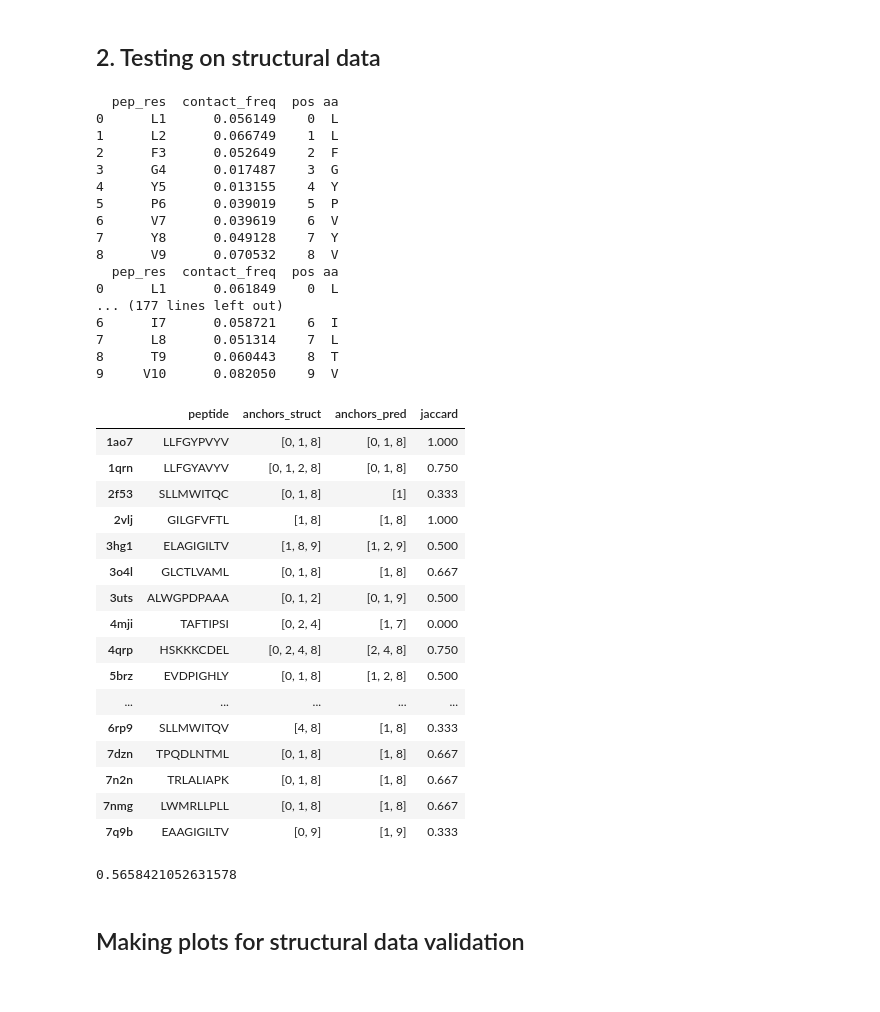
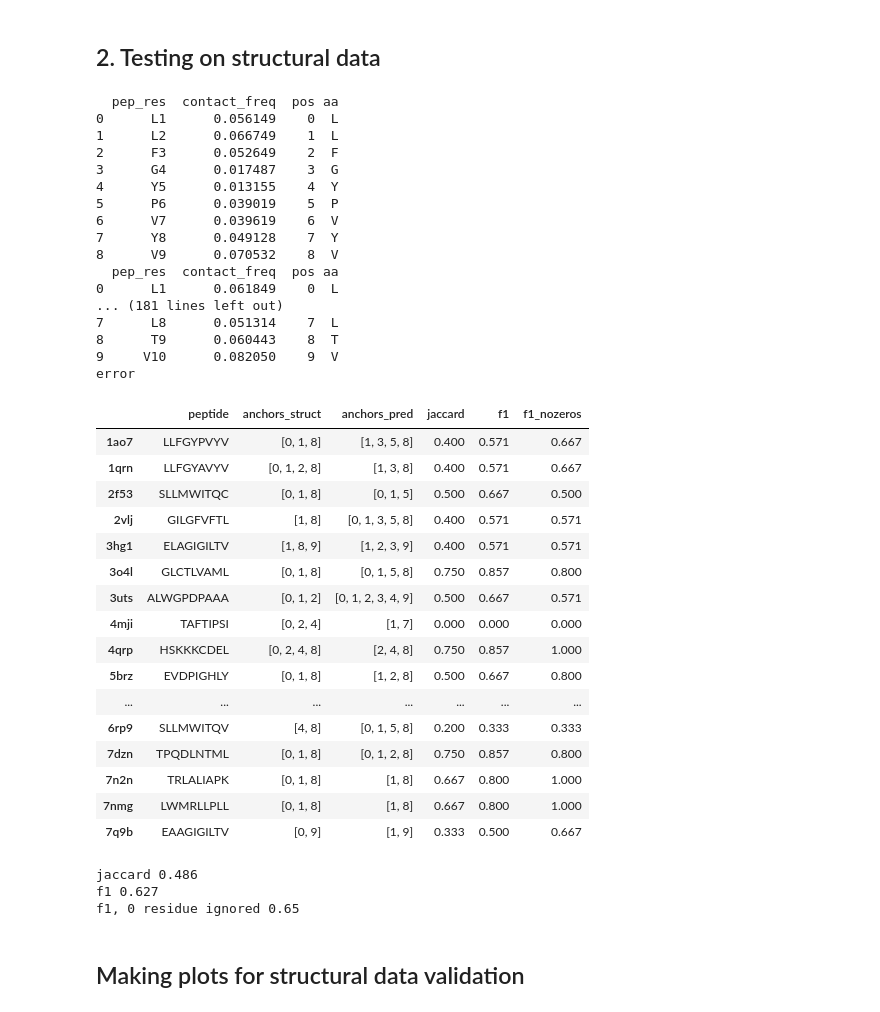
Before and after one commit to AnatoliyLarkin/anchorminer, a Jupyter notebook: notebooks/Testing.ipynb, the cells around one changed output. Cells and saved outputs as stored; diff of their text form; code cells hidden in the pictures.

```diff
--- a/notebooks/Testing.ipynb
+++ b/notebooks/Testing.ipynb
@@ -156,7 +157,15 @@ def compare_results(seq, anchors_true, anchors_pred):
     for j in anchors_pred:
         v_pred[j] = 1
 
-    return(round(sklearn.metrics.jaccard_score(v_true, v_pred),3))
+    jaccard = round(sklearn.metrics.jaccard_score(v_true, v_pred),3)
+    f1 = round(sklearn.metrics.f1_score(v_true, v_pred),3)
+
+    if v_true[0] == 1:
+        f1_nozeros = round(sklearn.metrics.f1_score(v_true[1:], v_pred[1:]),3)
+    else:
+        f1_nozeros = f1
+
+    return(jaccard,f1,f1_nozeros)
 
 
 files = sorted(glob.glob(f'{STRUCT_DIR}/contacts_*.csv'))
@@ -199,61 +208,76 @@ for path in files:
    # print(f'  freqs:   {freqs}')
    # print(f'  anchors struct: {anchors_struct}')
     try:
-        am = predict_anchors(peptide, alleles[name], 0.3, 'False')['coords']
+        am = predict_anchors(peptide, alleles[name], 'False')['coords']
     except:
         am = [1, len(peptide)-1]
+        print('error')
 
     structural_results[name]['anchors_pred'] = am
     #print(f'  anchord pred: {am}')
 
 val_df = pd.DataFrame(structural_results).transpose()[['peptide','anchors_struct', 'anchors_pred']]
 
 
 jac = []
+f1 = []
+f1_nozeros = []
+
 for index, row in val_df.iterrows():
-    jac.append(compare_results(row['peptide'], row['anchors_struct'], row['anchors_pred']))
+    comp = compare_results(row['peptide'], row['anchors_struct'], row['anchors_pred'])
+    jac.append(comp[0])
+    f1.append(comp[1])
+    f1_nozeros.append(comp[2])
+
 
 val_df['jaccard'] = np.array(jac)
+val_df['f1'] = f1
+val_df['f1_nozeros'] = f1_nozeros
+
 
 display(val_df)
 
-print(np.mean(val_df['jaccard']))
+print('jaccard',round(np.mean(val_df['jaccard']),3))
+print('f1',round(np.mean(val_df['f1']),3))
+print('f1, 0 residue ignored', round(np.mean(val_df['f1_nozeros']),3))
 # %% [output]
   pep_res  contact_freq  pos aa
 0      L1      0.056149    0  L
 1      L2      0.066749    1  L
 2      F3      0.052649    2  F
 3      G4      0.017487    3  G
 4      Y5      0.013155    4  Y
 5      P6      0.039019    5  P
 6      V7      0.039619    6  V
 7      Y8      0.049128    7  Y
 8      V9      0.070532    8  V
   pep_res  contact_freq  pos aa
 0      L1      0.061849    0  L
-... (177 lines left out)
-6      I7      0.058721    6  I
+... (181 lines left out)
 7      L8      0.051314    7  L
 8      T9      0.060443    8  T
 9     V10      0.082050    9  V
+error
-|  | peptide | anchors_struct | anchors_pred | jaccard |
-| 1ao7 | LLFGYPVYV | [0, 1, 8] | [0, 1, 8] | 1.000 |
-| 1qrn | LLFGYAVYV | [0, 1, 2, 8] | [0, 1, 8] | 0.750 |
-| 2f53 | SLLMWITQC | [0, 1, 8] | [1] | 0.333 |
-| 2vlj | GILGFVFTL | [1, 8] | [1, 8] | 1.000 |
-| 3hg1 | ELAGIGILTV | [1, 8, 9] | [1, 2, 9] | 0.500 |
-| 3o4l | GLCTLVAML | [0, 1, 8] | [1, 8] | 0.667 |
-| 3uts | ALWGPDPAAA | [0, 1, 2] | [0, 1, 9] | 0.500 |
-| 4mji | TAFTIPSI | [0, 2, 4] | [1, 7] | 0.000 |
-| 4qrp | HSKKKCDEL | [0, 2, 4, 8] | [2, 4, 8] | 0.750 |
-| 5brz | EVDPIGHLY | [0, 1, 8] | [1, 2, 8] | 0.500 |
-| ... | ... | ... | ... | ... |
-| 6rp9 | SLLMWITQV | [4, 8] | [1, 8] | 0.333 |
-| 7dzn | TPQDLNTML | [0, 1, 8] | [1, 8] | 0.667 |
-| 7n2n | TRLALIAPK | [0, 1, 8] | [1, 8] | 0.667 |
-| 7nmg | LWMRLLPLL | [0, 1, 8] | [1, 8] | 0.667 |
-| 7q9b | EAAGIGILTV | [0, 9] | [1, 9] | 0.333 |
+|  | peptide | anchors_struct | anchors_pred | jaccard | f1 | f1_nozeros |
+| 1ao7 | LLFGYPVYV | [0, 1, 8] | [1, 3, 5, 8] | 0.400 | 0.571 | 0.667 |
+| 1qrn | LLFGYAVYV | [0, 1, 2, 8] | [1, 3, 8] | 0.400 | 0.571 | 0.667 |
+| 2f53 | SLLMWITQC | [0, 1, 8] | [0, 1, 5] | 0.500 | 0.667 | 0.500 |
+| 2vlj | GILGFVFTL | [1, 8] | [0, 1, 3, 5, 8] | 0.400 | 0.571 | 0.571 |
+| 3hg1 | ELAGIGILTV | [1, 8, 9] | [1, 2, 3, 9] | 0.400 | 0.571 | 0.571 |
+| 3o4l | GLCTLVAML | [0, 1, 8] | [0, 1, 5, 8] | 0.750 | 0.857 | 0.800 |
+| 3uts | ALWGPDPAAA | [0, 1, 2] | [0, 1, 2, 3, 4, 9] | 0.500 | 0.667 | 0.571 |
+| 4mji | TAFTIPSI | [0, 2, 4] | [1, 7] | 0.000 | 0.000 | 0.000 |
+| 4qrp | HSKKKCDEL | [0, 2, 4, 8] | [2, 4, 8] | 0.750 | 0.857 | 1.000 |
+| 5brz | EVDPIGHLY | [0, 1, 8] | [1, 2, 8] | 0.500 | 0.667 | 0.800 |
+| ... | ... | ... | ... | ... | ... | ... |
+| 6rp9 | SLLMWITQV | [4, 8] | [0, 1, 5, 8] | 0.200 | 0.333 | 0.333 |
+| 7dzn | TPQDLNTML | [0, 1, 8] | [0, 1, 2, 8] | 0.750 | 0.857 | 0.800 |
+| 7n2n | TRLALIAPK | [0, 1, 8] | [1, 8] | 0.667 | 0.800 | 1.000 |
+| 7nmg | LWMRLLPLL | [0, 1, 8] | [1, 8] | 0.667 | 0.800 | 1.000 |
+| 7q9b | EAAGIGILTV | [0, 9] | [1, 9] | 0.333 | 0.500 | 0.667 |
-0.5658421052631578
+jaccard 0.486
+f1 0.627
+f1, 0 residue ignored 0.65
 # %% [markdown]
 ## Making plots for structural data validation
 # %%
```
Also changed, not shown: parts of 6 cells of this notebook, 5 other files.
